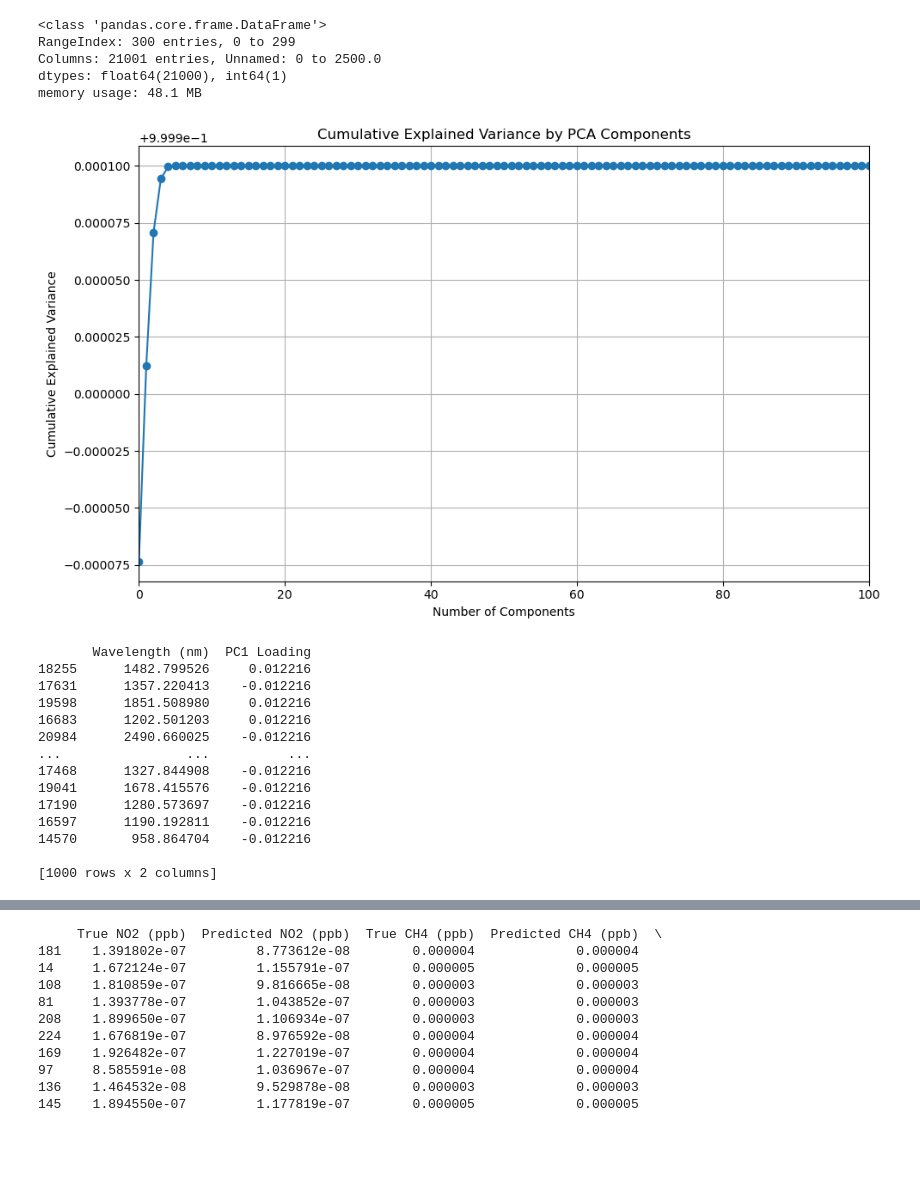
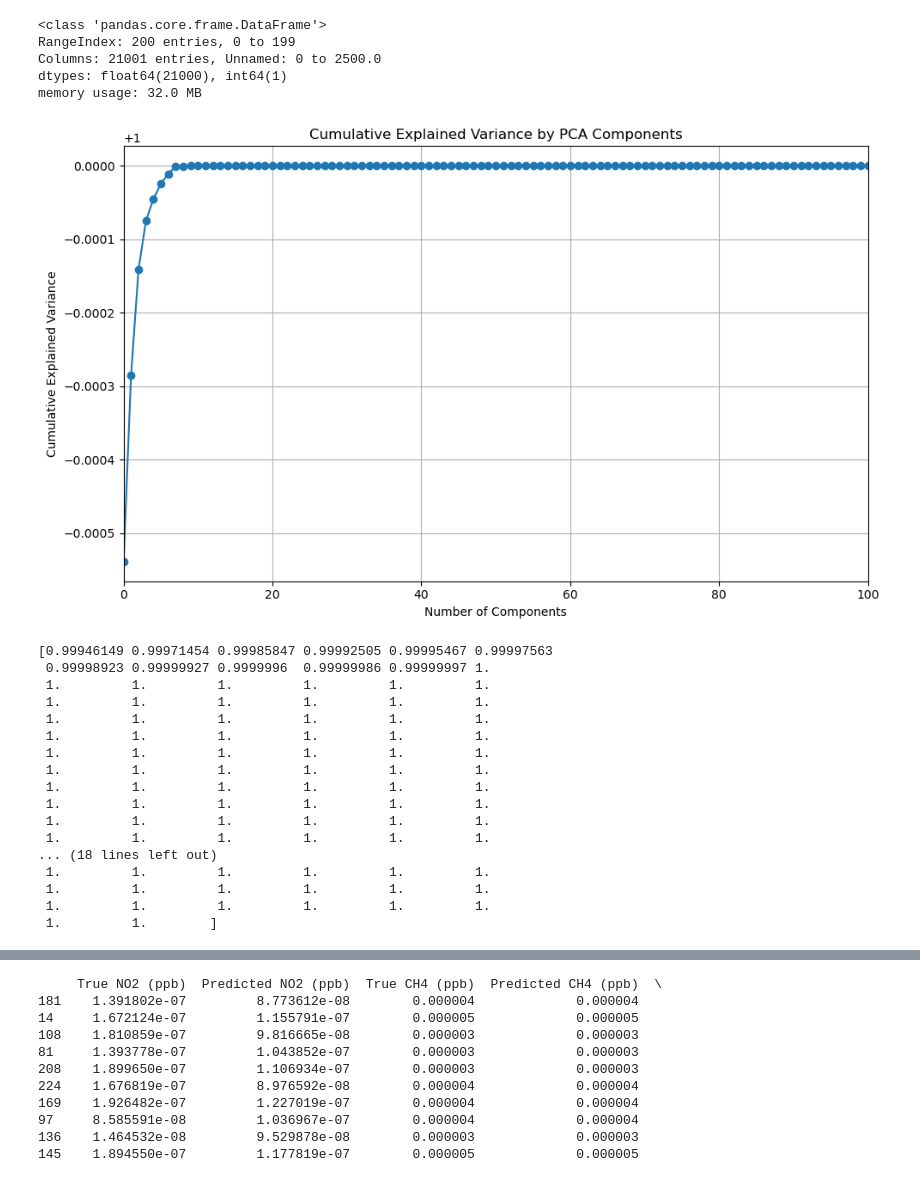
Before and after one commit to vpjuguilon/Physics-215_Project-PRISM, a Jupyter notebook: PCA.ipynb, the cells around one changed output, grey strips where cells are left out. Saved outputs shown, nothing was run; the diff lists cells and outputs as text; code cells hidden in the pictures; blank space fills up the shorter version.

```diff
--- a/PCA.ipynb
+++ b/PCA.ipynb
@@ -6,7 +6,7 @@ import numpy as np
 import pandas as pd
 
 # Load the CSV file
-file_path = "spectra2.csv"
+file_path = "spectra3.csv"
 df = pd.read_csv(file_path)
 
 # Display basic info and the first few rows
@@ -14,67 +14,51 @@ df.info(), df.head()
 
 # Drop the first column (index)
 data = df.drop(columns=df.columns[0])
 
 # Standardize the data
 scaler = StandardScaler()
 data_scaled = scaler.fit_transform(data)
 
 # Perform PCA
 pca = PCA()
 pca_result = pca.fit_transform(data_scaled)
 
 # Explained variance
 explained_variance_ratio = pca.explained_variance_ratio_
 cumulative_variance = np.cumsum(explained_variance_ratio)
 
 # Plot cumulative variance
 plt.figure(figsize=(10, 6))
 plt.plot(cumulative_variance, marker='o')
 plt.title('Cumulative Explained Variance by PCA Components')
 plt.xlabel('Number of Components')
 plt.ylabel('Cumulative Explained Variance')
 plt.xlim(0, 100)
 plt.grid(True)
 plt.tight_layout()
 plt.show()
+print(cumulative_variance)
 # %% [output]
 <class 'pandas.core.frame.DataFrame'>
-RangeIndex: 300 entries, 0 to 299
+RangeIndex: 200 entries, 0 to 199
 Columns: 21001 entries, Unnamed: 0 to 2500.0
 dtypes: float64(21000), int64(1)
-memory usage: 48.1 MB
+memory usage: 32.0 MB
-[figure, old version]
+[figure, new version]
+[0.99946149 0.99971454 0.99985847 0.99992505 0.99995467 0.99997563
+ 0.99998923 0.99999927 0.9999996  0.99999986 0.99999997 1.
+ 1.         1.         1.         1.         1.         1.
+ 1.         1.         1.         1.         1.         1.
+ 1.         1.         1.         1.         1.         1.
+ 1.         1.         1.         1.         1.         1.
+ 1.         1.         1.         1.         1.         1.
+ 1.         1.         1.         1.         1.         1.
+ 1.         1.         1.         1.         1.         1.
+ 1.         1.         1.         1.         1.         1.
+ 1.         1.         1.         1.         1.         1.
+ 1.         1.         1.         1.         1.         1.
+... (18 lines left out)
+ 1.         1.         1.         1.         1.         1.
+ 1.         1.         1.         1.         1.         1.
+ 1.         1.         1.         1.         1.         1.
+ 1.         1.        ]
-# %%
-# Get the wavelengths (column names)
-wavelengths = data.columns.astype(float)
-
-# Get the loadings for the first principal component
-pc1_loadings = pca.components_[0]  # This is an array of same length as number of wavelengths
-
-# Combine into a DataFrame for easy viewing
-import pandas as pd
-loadings_df = pd.DataFrame({
-    'Wavelength (nm)': wavelengths,
-    'PC1 Loading': pc1_loadings
-})
-
-# Sort by absolute loading value to see most influential wavelengths
-top_loadings = loadings_df.reindex(loadings_df['PC1 Loading'].abs().sort_values(ascending=False).index)
-
-# Show top 10 influential wavelengths
-print(top_loadings.head(1000))
-# %% [output]
-       Wavelength (nm)  PC1 Loading
-18255      1482.799526     0.012216
-17631      1357.220413    -0.012216
-19598      1851.508980     0.012216
-16683      1202.501203     0.012216
-20984      2490.660025    -0.012216
-...                ...          ...
-17468      1327.844908    -0.012216
-19041      1678.415576    -0.012216
-17190      1280.573697    -0.012216
-16597      1190.192811    -0.012216
-14570       958.864704    -0.012216
-
-[1000 rows x 2 columns]
```
Also changed, not shown: parts of 5 cells of this notebook, 4 other files.
